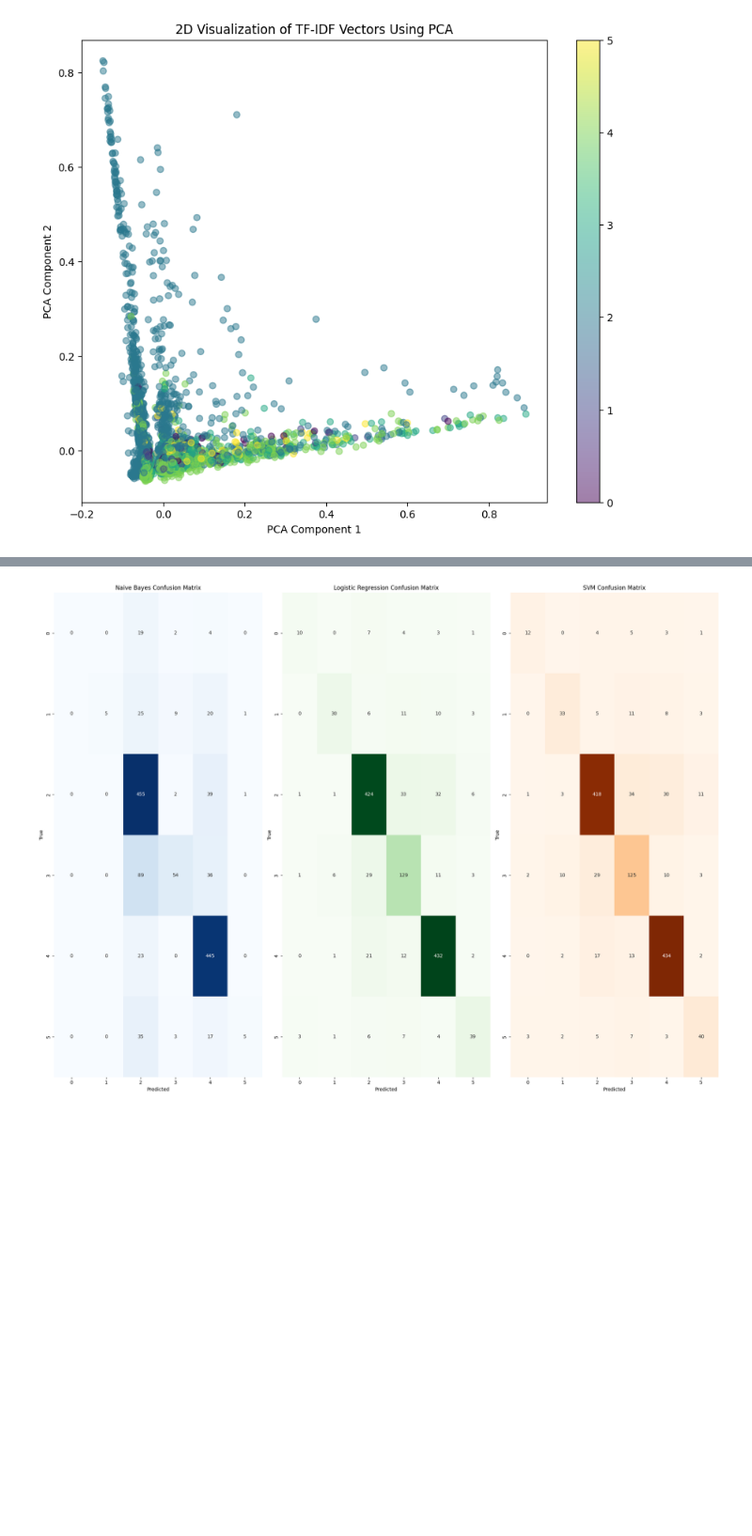
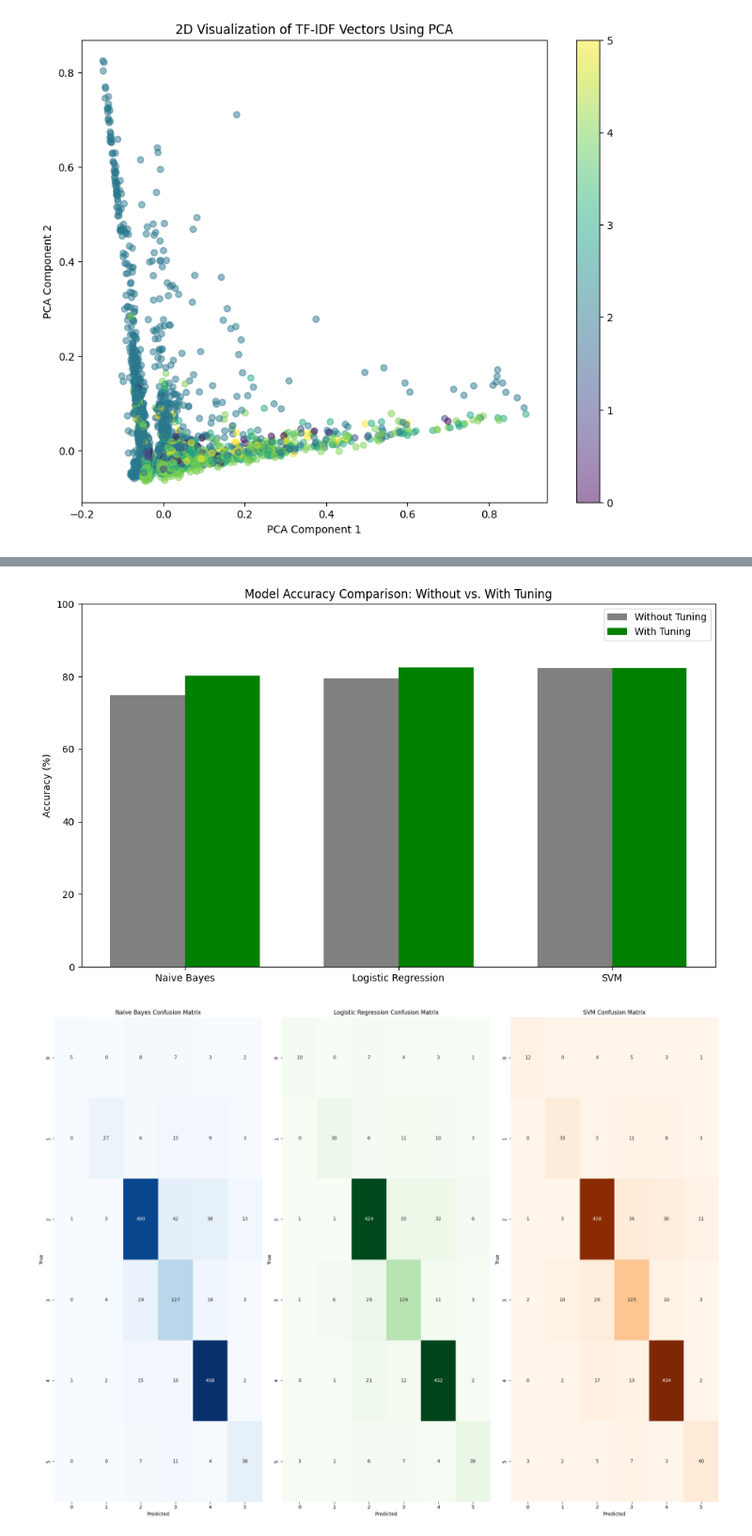
Before and after one commit to Asoub2001/multi-class-tweet-classifier, a Jupyter notebook: twitter_topic_classification.ipynb, the cells around one changed output, grey strips where cells are left out. Shown: that part at 94% size. Drawn from its saved outputs; the diff is of its cells as text; code cells hidden in the pictures; blank space fills up the shorter version.

```diff
--- a/twitter_topic_classification.ipynb
+++ b/twitter_topic_classification.ipynb
@@ -147,15 +206,13 @@ MultinomialNB()
 # %%
-# Logistic Regression Tuning
-from sklearn.model_selection import GridSearchCV
-
+# Logistic Regression (Tuned)
 lr_params = {
     'C': [0.01, 0.1, 1, 10],
     'penalty': ['l2'],
     'solver': ['liblinear'],
     'class_weight': ['balanced']
 }
-
 lr_grid = GridSearchCV(LogisticRegression(max_iter=200), lr_params, cv=3, scoring='accuracy', n_jobs=-1)
 lr_grid.fit(X_train, y_train)
-lr_model = lr_grid.best_estimator_
-print(f"\nBest Logistic Regression Params: {lr_grid.best_params_}")
+lr_model_with_tuning = lr_grid.best_estimator_
+lr_preds_with_tuning = lr_model_with_tuning.predict(X_test)
+lr_acc_with_tuning = accuracy_score(y_test, lr_preds_with_tuning) * 100
@@ -164,13 +219,11 @@ Best Logistic Regression Params: {'C': 10, 'class_weight': 'balanced', 'penalty'
 # %%
-# SVM Tuning
-from sklearn.svm import LinearSVC
-
+# SVM (Tuned)
 svm_params = {
     'C': [0.01, 0.1, 1, 10],
     'class_weight': ['balanced']
 }
-
 svm_grid = GridSearchCV(LinearSVC(), svm_params, cv=3, scoring='accuracy', n_jobs=-1)
 svm_grid.fit(X_train, y_train)
-svm_model = svm_grid.best_estimator_
-print(f"\nBest SVM Params: {svm_grid.best_params_}")
+svm_model_with_tuning = svm_grid.best_estimator_
+svm_preds_with_tuning = svm_model_with_tuning.predict(X_test)
+svm_acc_with_tuning = accuracy_score(y_test, svm_preds_with_tuning) * 100
@@ -296,3 +266,28 @@ SVM Accuracy: 82.39%
+# %%
+# ============================
+# ACCURACY COMPARISON PLOT
+# ============================
+
+models = ['Naive Bayes', 'Logistic Regression', 'SVM']
+without_tuning = [nb_acc_without_tuning, lr_acc_without_tuning, svm_acc_without_tuning]
+with_tuning = [nb_acc_with_tuning, lr_acc_with_tuning, svm_acc_with_tuning]
+
+x = np.arange(len(models))
+width = 0.35
+
+plt.figure(figsize=(10, 6))
+plt.bar(x - width/2, without_tuning, width, label='Without Tuning', color='gray')
+plt.bar(x + width/2, with_tuning, width, label='With Tuning', color='green')
+
+plt.ylabel('Accuracy (%)')
+plt.title('Model Accuracy Comparison: Without vs. With Tuning')
+plt.xticks(x, models)
+plt.ylim(0, 100)
+plt.legend()
+plt.tight_layout()
+plt.show()
+# %% [output]
+[figure, added]
 # %%
 
 
```
Also changed, not shown: parts of 20 cells of this notebook.
